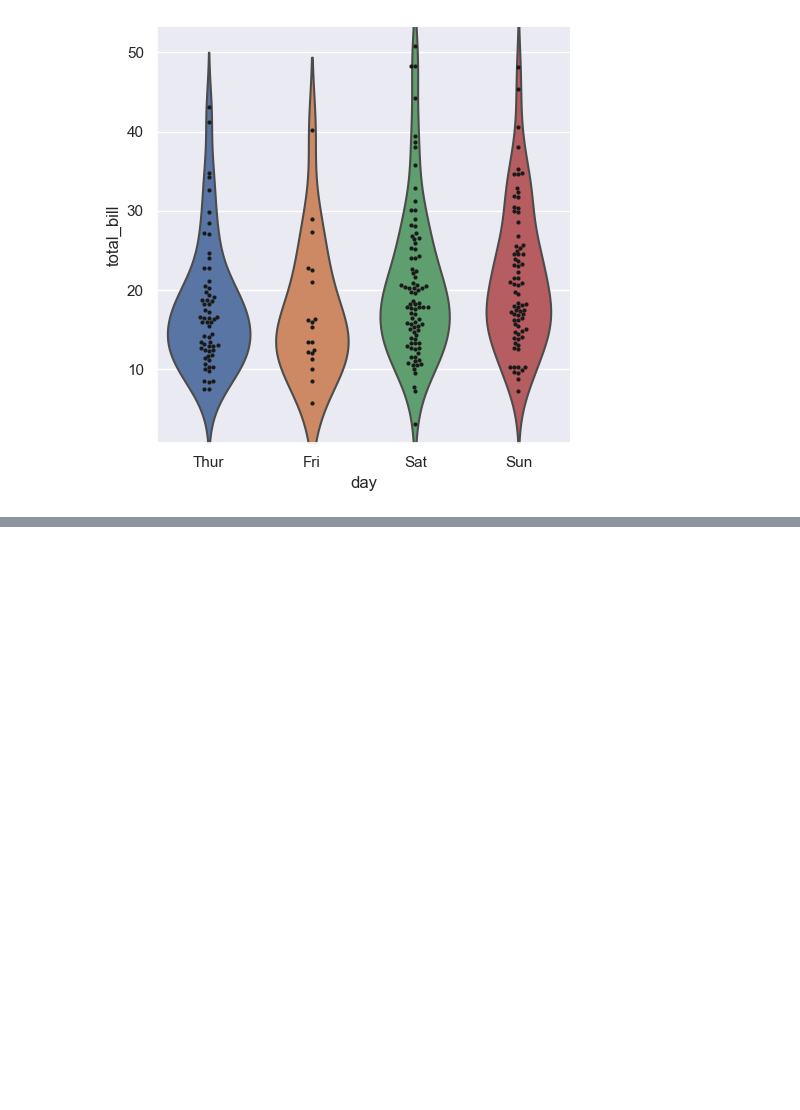
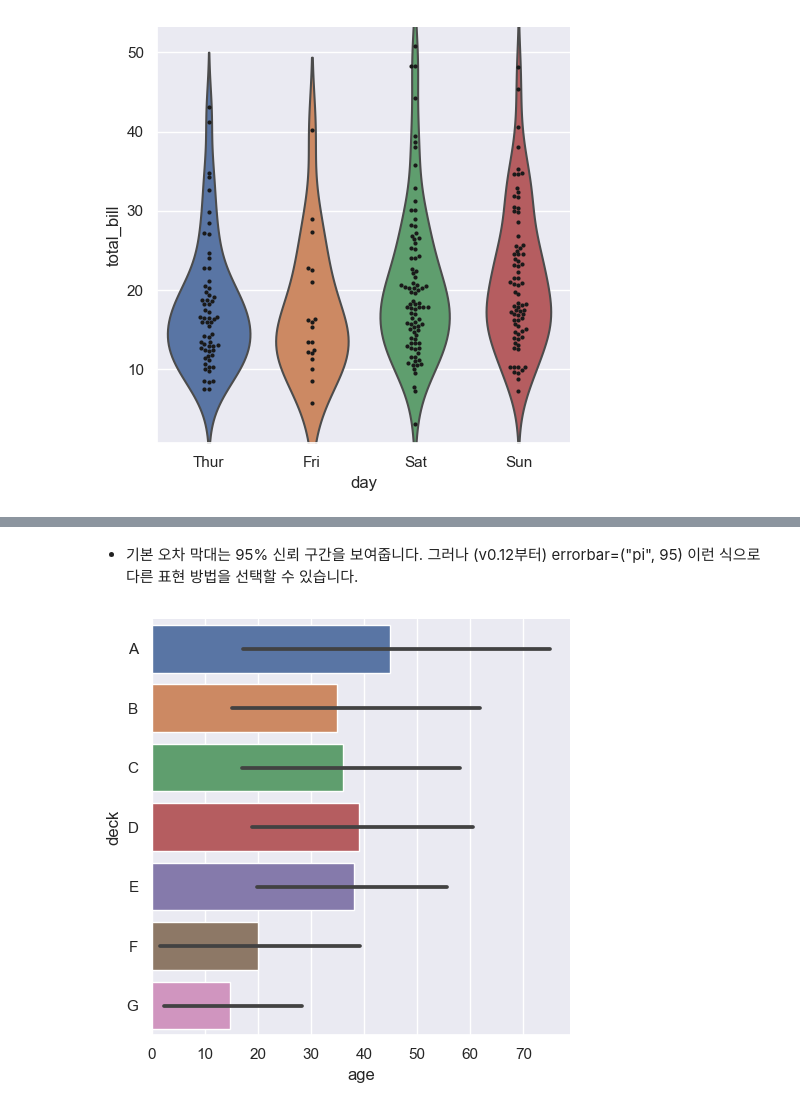
Before and after one commit to kinghy00/Seaborn-Tutorial, a Jupyter notebook: Visualizing_categorical_data.ipynb, the cells around one changed output, grey strips where cells are left out. Cells and saved outputs as stored; diff of their text form; code cells hidden in the pictures; blank space fills up the shorter version.

```diff
--- a/Visualizing_categorical_data.ipynb
+++ b/Visualizing_categorical_data.ipynb
@@ -209,0 +227,6 @@ sns.swarmplot(data=tips, x="day", y="total_bill", color="k", size=3, ax=g.ax);
+# %% [markdown]
+- 기본 오차 막대는 95% 신뢰 구간을 보여줍니다. 그러나 (v0.12부터) errorbar=("pi", 95) 이런 식으로 다른 표현 방법을 선택할 수 있습니다.
+# %%
+sns.catplot(data=titanic, x="age", y="deck", errorbar=("pi", 90), kind="bar");
+# %% [output]
+[figure, added]
```
Also changed, not shown: parts of 21 cells of this notebook.
